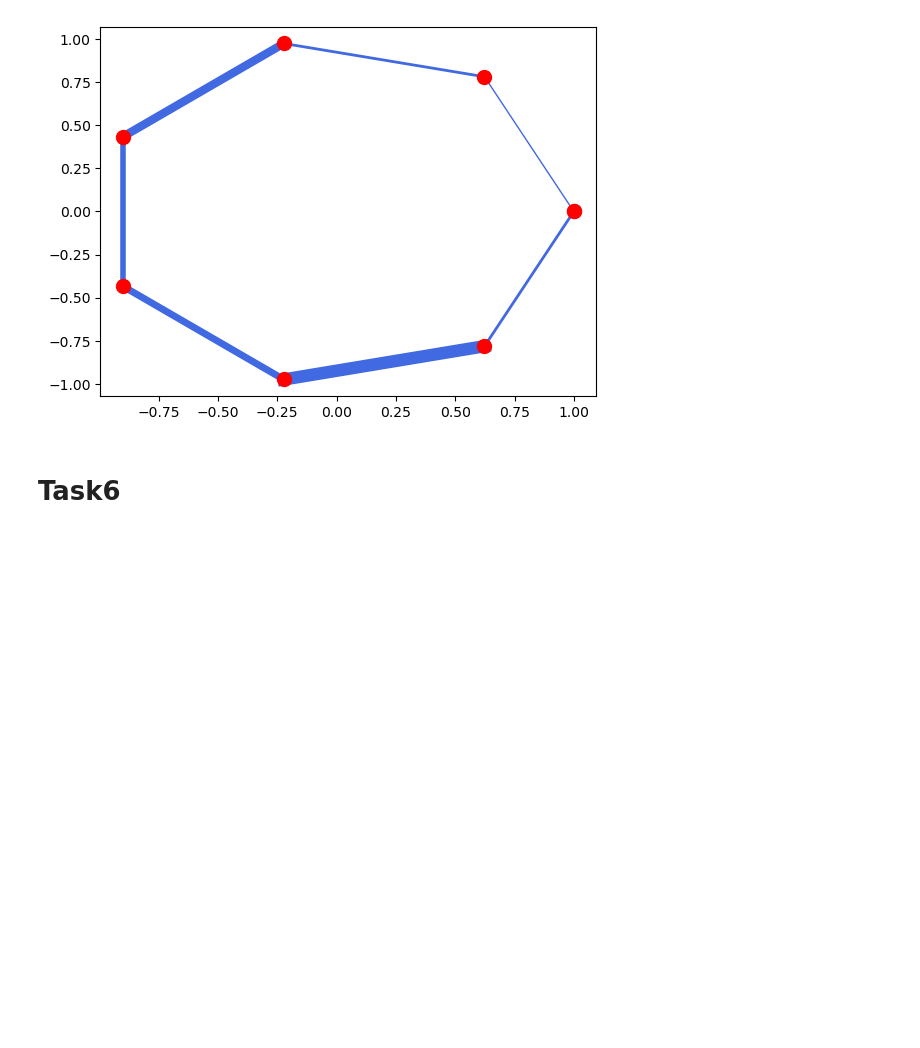
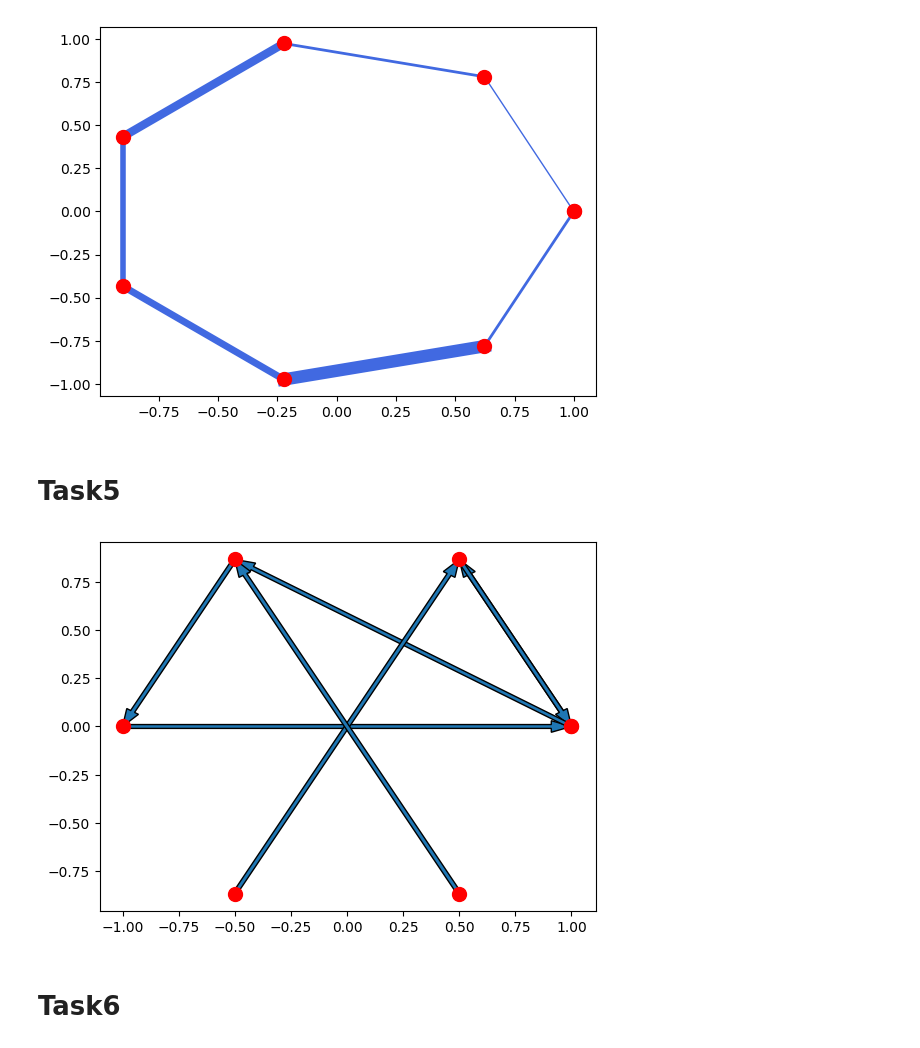
Before and after one commit to kubek22/SNARS, a Jupyter notebook: project1.ipynb, the cells around one changed output. Drawn from its saved outputs; the diff is of its cells as text; code cells hidden in the pictures; blank space fills up the shorter version.

```diff
--- a/project1.ipynb
+++ b/project1.ipynb
@@ -45,6 +96,29 @@ weights = [1, 2, 6, 4, 5, 9, 2]
 draw_weighted_chain(weights)
 # %% [output]
 [figure]
+# %% [markdown]
+# Task5
+# %%
+def draw_directed(v,e):
+    angles = np.linspace(0, 2 * np.pi, len(v), endpoint=False)
+    angles = np.append(angles, angles[0])
+    xs = np.cos(angles)
+    ys = np.sin(angles)
+
+    for v1,v2 in e:
+        plt.arrow(xs[v.index(v1)], ys[v.index(v1)], xs[v.index(v2)] - xs[v.index(v1)], ys[v.index(v2)] - ys[v.index(v1)], width = 0.02, zorder=1, length_includes_head=True)
+
+    plt.scatter(xs, ys, c='red', s=100, zorder=2)
+
+
+
+    plt.show()
+# %%
+v = [2,5,7,8,9, 'c']
+e =[(2,5), (5,2), (7,8), (8,2), (2,7), (9, 5), ('c', 7)]
+draw_directed(v,e)
+# %% [output]
+[figure, added]
 # %% [markdown]
 # Task6
 # %%
```
Also changed, not shown: parts of 6 cells of this notebook.
